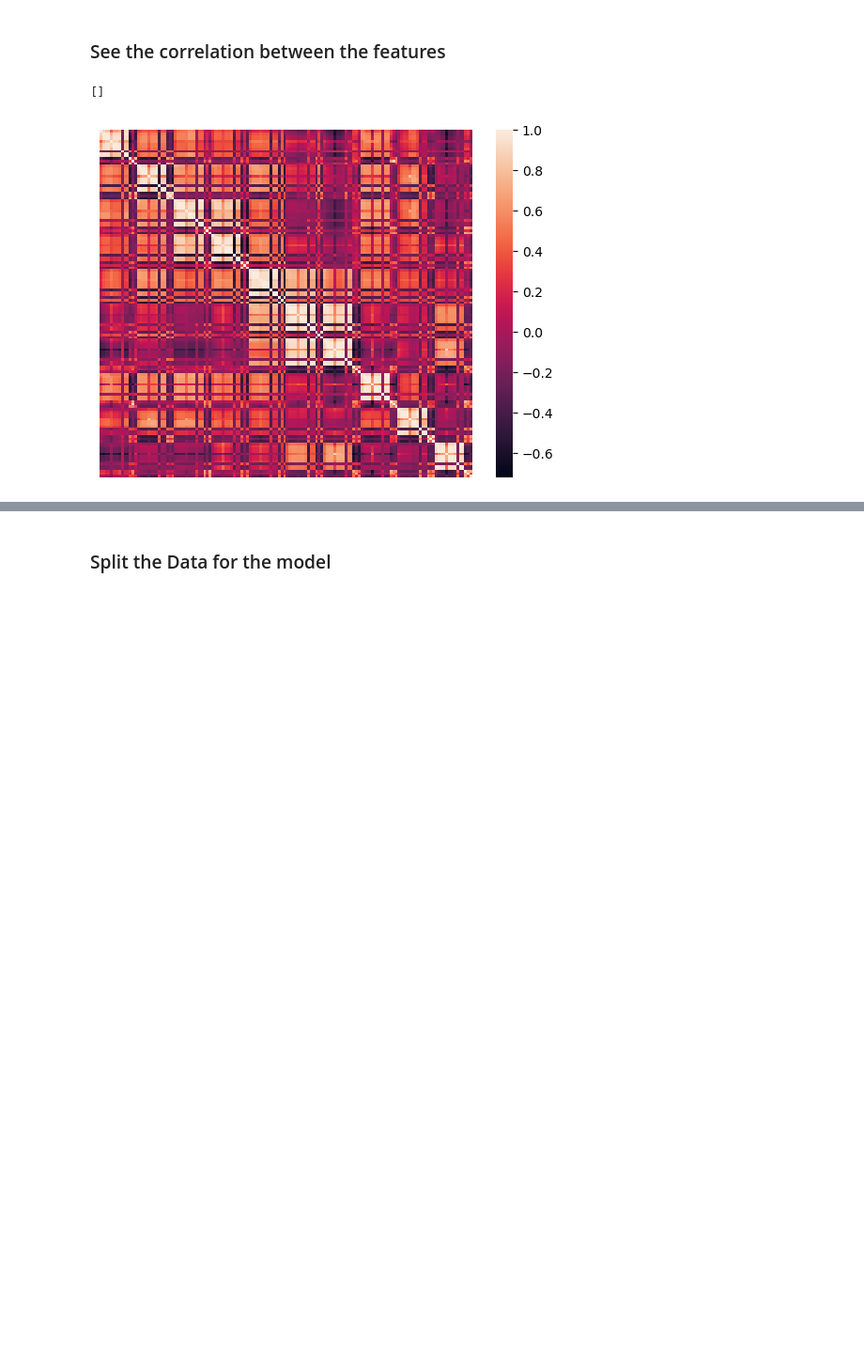
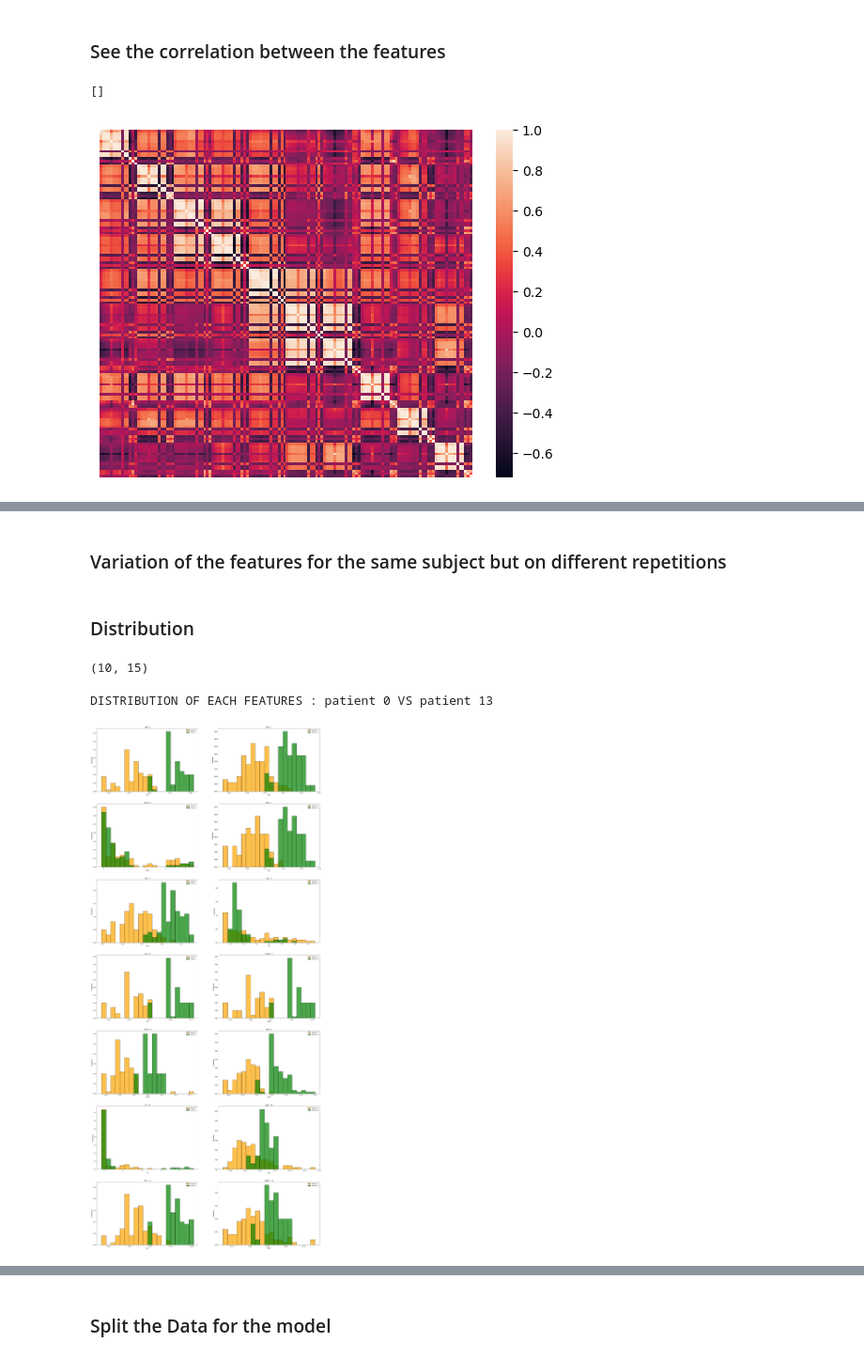
Before and after one commit to mkondracki/miniproject3, a Jupyter notebook: feature_extraction.ipynb, the cells around one changed output, grey strips where cells are left out. Shown: that part at 94% size. Cells and saved outputs as stored; diff of their text form; code cells hidden in the pictures; blank space fills up the shorter version.

```diff
--- a/feature_extraction.ipynb
+++ b/feature_extraction.ipynb
@@ -364,0 +416,51 @@ for n in range(n_subj):
+# %% [markdown]
+### Variation of the features for the same subject but on different repetitions
+# %% [markdown]
+### Distribution
+# %%
+# set the value of the choosen stimuli
+S=10
+
+# number of features
+n_features = len(feature_names)
+
+# choose the 2 pateints to compare
+N1 = 0  # male right handed
+N2 = 13  # left handed female
+
+# feature names
+names = feature_names
+
+# select the 2 sub-dataframes to compare
+df_1 = df_dict[N1][0][df_dict[N1][0]['label']==S]
+df_2 = df_dict[N2][0][df_dict[N2][0]['label']==S]
+print(df_1.shape)
+
+# stack all the repetitions together
+for k in range(1, n_repetitions):
+    df_1 = pd.concat([df_1, df_dict[N1][k][df_dict[N1][k]['label']==S]], axis = 0, ignore_index=True)
+    df_2 = pd.concat([df_2, df_dict[N2][k][df_dict[N2][k]['label']==S]], axis = 0, ignore_index=True)
+# %% [output]
+(10, 15)
+# %%
+print("DISTRIBUTION OF EACH FEATURES : patient {0:d} VS patient {1:d}".format(N1, N2))
+plt.figure(figsize=(30, 10*np.int32(np.ceil(n_features/2))))
+for i in range(n_features):
+        plt.subplot(np.int32(np.ceil(n_features/2)), 2, i+1)
+        df_dict[N1][K]
+
+        #binwidth=(np.max(x0)-np.min(x0))/20
+
+        x0 = df_1.iloc[:,i]
+        x1 = df_2.iloc[:,i]
+
+        bins = 20
+        bins = np.histogram(np.hstack((x0, x1)), bins=bins)[1]
+        ax0 = sns.histplot(x0, stat='probability', bins=bins, color='orange', alpha=0.7, label='Patient {0:d}'.format(N1))
+        ax1 = sns.histplot(x1, stat='probability', bins=bins, color='green', alpha=0.7, label='Patient {0:d}'.format(N2))
+
+        plt.title(names[i]+" : %d" %i)
+        plt.legend()
+# %% [output]
+DISTRIBUTION OF EACH FEATURES : patient 0 VS patient 13
+[figure, added]
```
Also changed, not shown: parts of 37 cells of this notebook.
